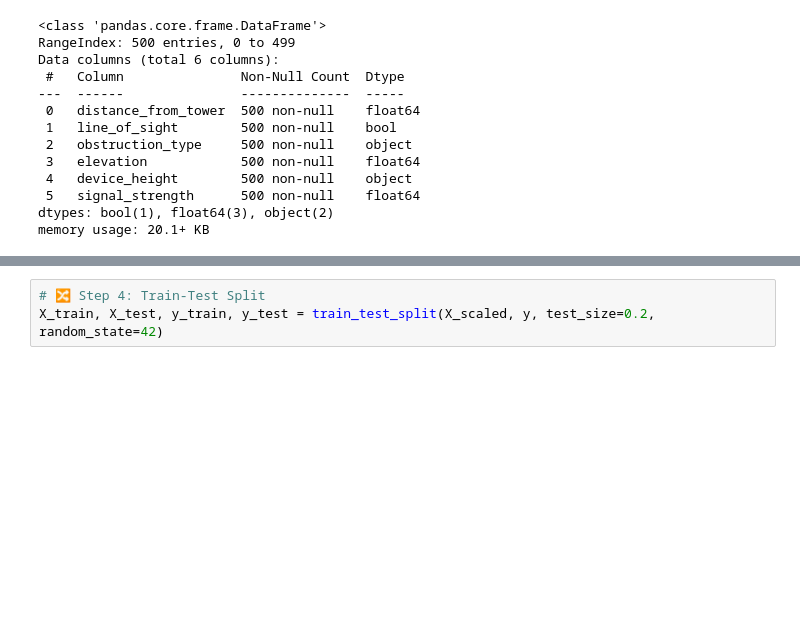
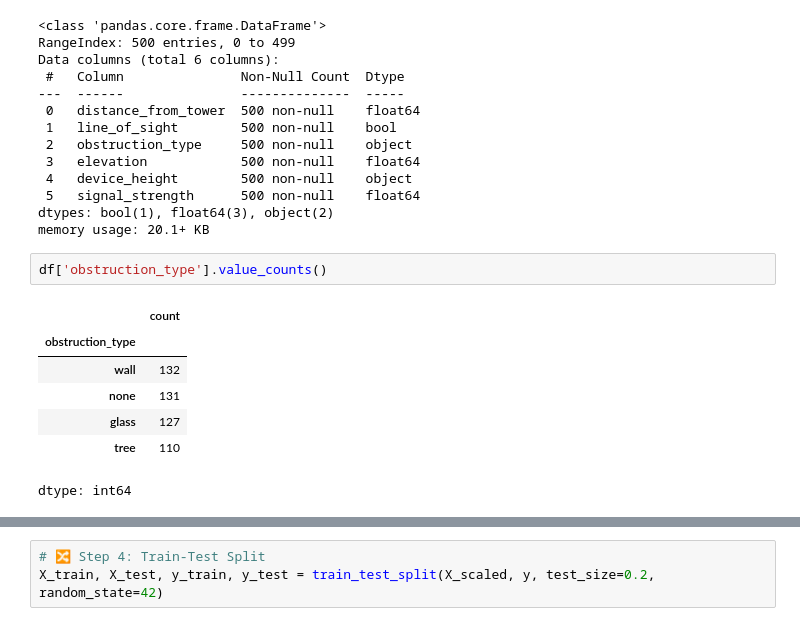
Before and after one commit to padaungthar/ai-based-telecom, a Jupyter notebook: ai-based_RSSI_Predication.ipynb, the cells around one changed output, grey strips where cells are left out. Saved outputs shown, nothing was run; the diff lists cells and outputs as text; blank space fills up the shorter version.

```diff
--- a/ai-based_RSSI_Predication.ipynb
+++ b/ai-based_RSSI_Predication.ipynb
@@ -60,3 +60,13 @@ Data columns (total 6 columns):
  5   signal_strength      500 non-null    float64
 dtypes: bool(1), float64(3), object(2)
 memory usage: 20.1+ KB
+# %%
+df['obstruction_type'].value_counts()
+# %% [output]
+|  | count |
+| obstruction_type |  |
+| wall | 132 |
+| none | 131 |
+| glass | 127 |
+| tree | 110 |
+dtype: int64
```
Also changed, not shown: parts of 16 cells of this notebook.
